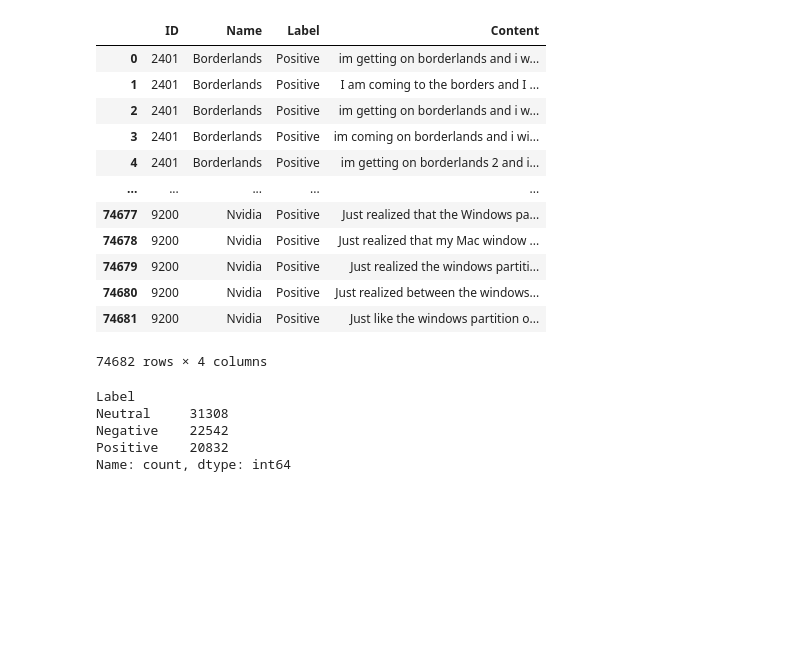
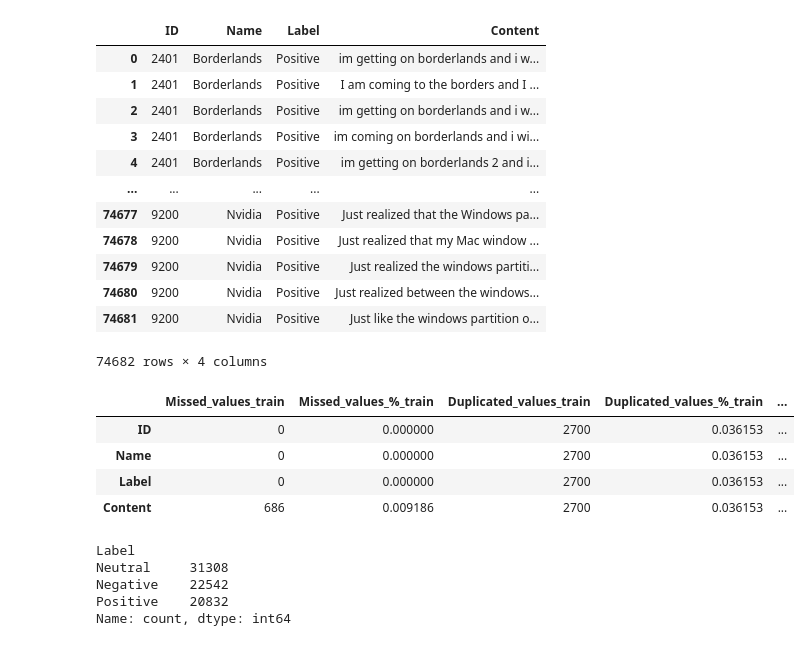
Before and after one commit to Hamidreza-Sj/Twitter-Sentiment-Analysis, a Jupyter notebook: NN approaches.ipynb, the cells around one changed output. Drawn from its saved outputs; the diff is of its cells as text; code cells hidden in the pictures; blank space fills up the shorter version.

Commit message:
handle null & duplicates

```diff
--- a/NN approaches.ipynb
+++ b/NN approaches.ipynb
@@ -34,3 +34,26 @@ df_train
 | 74680 | 9200 | Nvidia | Positive | Just realized between the windows... |
 | 74681 | 9200 | Nvidia | Positive | Just like the windows partition o... |
 74682 rows × 4 columns
+# %%
+missing_values_train = df_train.isnull().sum()
+missing_values_percent_train = (df_train.isnull().sum()) / (len(df_train))
+duplicated_values_train = df_train.duplicated().sum()
+duplicated_values_percent_train = (df_train.duplicated().sum() / (len(df_train)))
+
+missing_values_valid = df_valid.isnull().sum()
+missing_values_percent_valid = (df_valid.isnull().sum()) / (len(df_valid))
+duplicated_values_valid = df_valid.duplicated().sum()
+duplicated_values_percent_valid = (df_valid.duplicated().sum() / (len(df_valid)))
+
+explain_df = pd.DataFrame({'Missed_values_train': missing_values_train, 'Missed_values_%_train':missing_values_percent_train,
+                          'Duplicated_values_train': duplicated_values_train, 'Duplicated_values_%_train': duplicated_values_percent_train,
+                          'Missed_values_valid': missing_values_valid, 'Missed_values_%_valid':missing_values_percent_valid,
+                          'Duplicated_values_valid': duplicated_values_valid, 'Duplicated_values_%_valid': duplicated_values_percent_valid})
+
+explain_df
+# %% [output]
+|  | Missed_values_train | Missed_values_%_train | Duplicated_values_train | Duplicated_values_%_train | ... |
+| ID | 0 | 0.000000 | 2700 | 0.036153 | ... |
+| Name | 0 | 0.000000 | 2700 | 0.036153 | ... |
+| Label | 0 | 0.000000 | 2700 | 0.036153 | ... |
+| Content | 686 | 0.009186 | 2700 | 0.036153 | ... |
```
Also changed, not shown: parts of 1 cell of this notebook.
